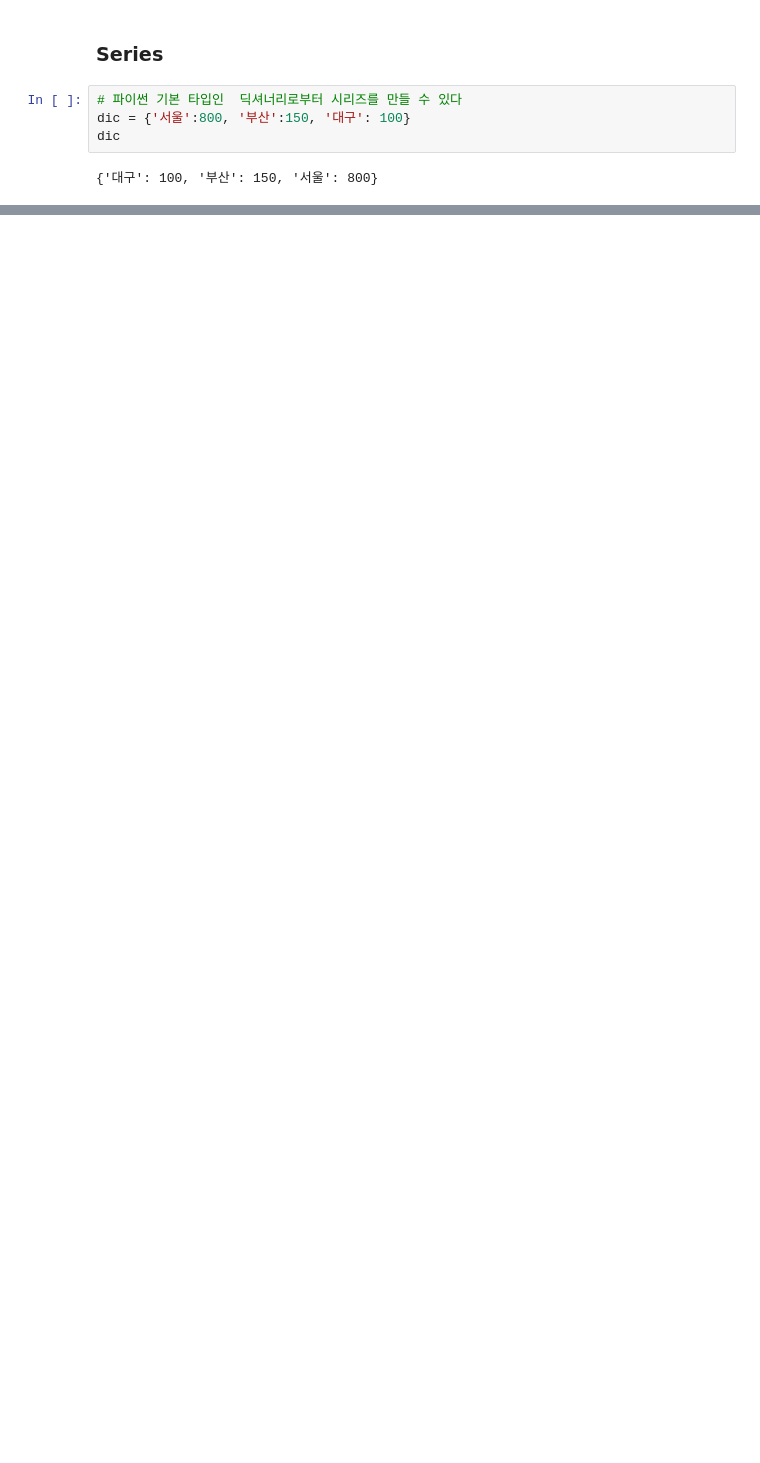
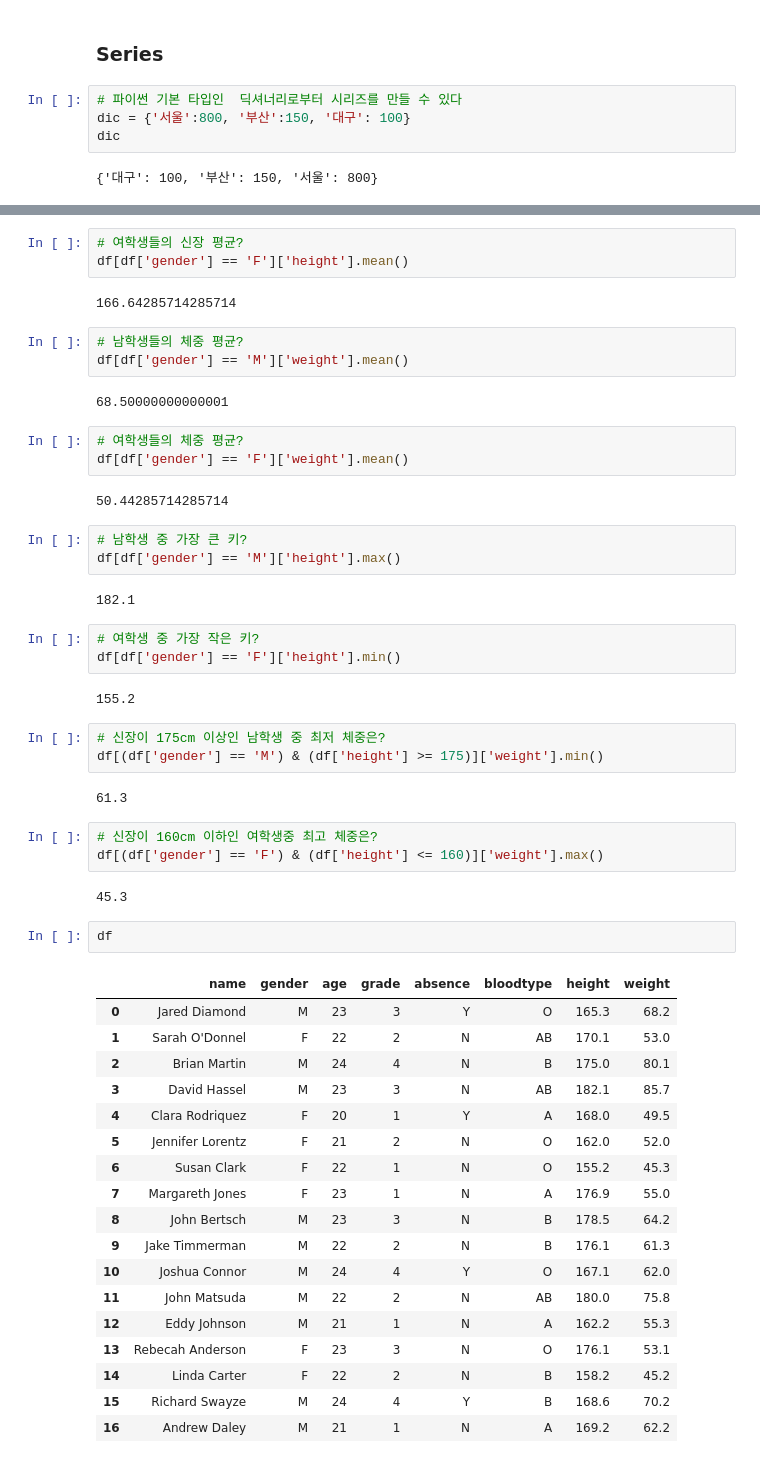
Before and after one commit to hwayoung306/AI, a Jupyter notebook: 20220414_py_05_Pandas_ipynb_공부.ipynb, the cells around one changed output, grey strips where cells are left out. Drawn from its saved outputs; the diff is of its cells as text; blank space fills up the shorter version.

```diff
--- a/20220414_py_05_Pandas_ipynb_공부.ipynb
+++ b/20220414_py_05_Pandas_ipynb_공부.ipynb
@@ -1232,0 +1389,56 @@ dic
+# %%
+# 여학생들의 신장 평균?
+df[df['gender'] == 'F']['height'].mean()
+# %% [output]
+166.64285714285714
+# %%
+# 남학생들의 체중 평균?
+df[df['gender'] == 'M']['weight'].mean()
+# %% [output]
+68.50000000000001
+# %%
+# 여학생들의 체중 평균?
+df[df['gender'] == 'F']['weight'].mean()
+# %% [output]
+50.44285714285714
+# %%
+# 남학생 중 가장 큰 키?
+df[df['gender'] == 'M']['height'].max()
+# %% [output]
+182.1
+# %%
+# 여학생 중 가장 작은 키?
+df[df['gender'] == 'F']['height'].min()
+# %% [output]
+155.2
+# %%
+# 신장이 175cm 이상인 남학생 중 최저 체중은?
+df[(df['gender'] == 'M') & (df['height'] >= 175)]['weight'].min()
+# %% [output]
+61.3
+# %%
+# 신장이 160cm 이하인 여학생중 최고 체중은?
+df[(df['gender'] == 'F') & (df['height'] <= 160)]['weight'].max()
+# %% [output]
+45.3
+# %%
+df
+# %% [output]
+|  | name | gender | age | grade | absence | bloodtype | height | weight |
+| 0 | Jared Diamond | M | 23 | 3 | Y | O | 165.3 | 68.2 |
+| 1 | Sarah O'Donnel | F | 22 | 2 | N | AB | 170.1 | 53.0 |
+| 2 | Brian Martin | M | 24 | 4 | N | B | 175.0 | 80.1 |
+| 3 | David Hassel | M | 23 | 3 | N | AB | 182.1 | 85.7 |
+| 4 | Clara Rodriquez | F | 20 | 1 | Y | A | 168.0 | 49.5 |
+| 5 | Jennifer Lorentz | F | 21 | 2 | N | O | 162.0 | 52.0 |
+| 6 | Susan Clark | F | 22 | 1 | N | O | 155.2 | 45.3 |
+| 7 | Margareth Jones | F | 23 | 1 | N | A | 176.9 | 55.0 |
+| 8 | John Bertsch | M | 23 | 3 | N | B | 178.5 | 64.2 |
+| 9 | Jake Timmerman | M | 22 | 2 | N | B | 176.1 | 61.3 |
+| 10 | Joshua Connor | M | 24 | 4 | Y | O | 167.1 | 62.0 |
+| 11 | John Matsuda | M | 22 | 2 | N | AB | 180.0 | 75.8 |
+| 12 | Eddy Johnson | M | 21 | 1 | N | A | 162.2 | 55.3 |
+| 13 | Rebecah Anderson | F | 23 | 3 | N | O | 176.1 | 53.1 |
+| 14 | Linda Carter | F | 22 | 2 | N | B | 158.2 | 45.2 |
+| 15 | Richard Swayze | M | 24 | 4 | Y | B | 168.6 | 70.2 |
+| 16 | Andrew Daley | M | 21 | 1 | N | A | 169.2 | 62.2 |
```
Also changed, not shown: parts of 63 cells of this notebook.
